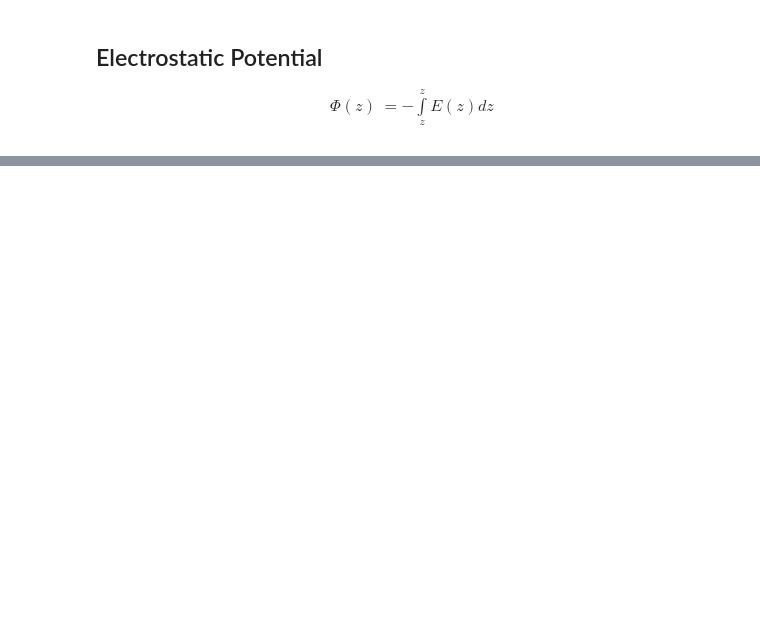
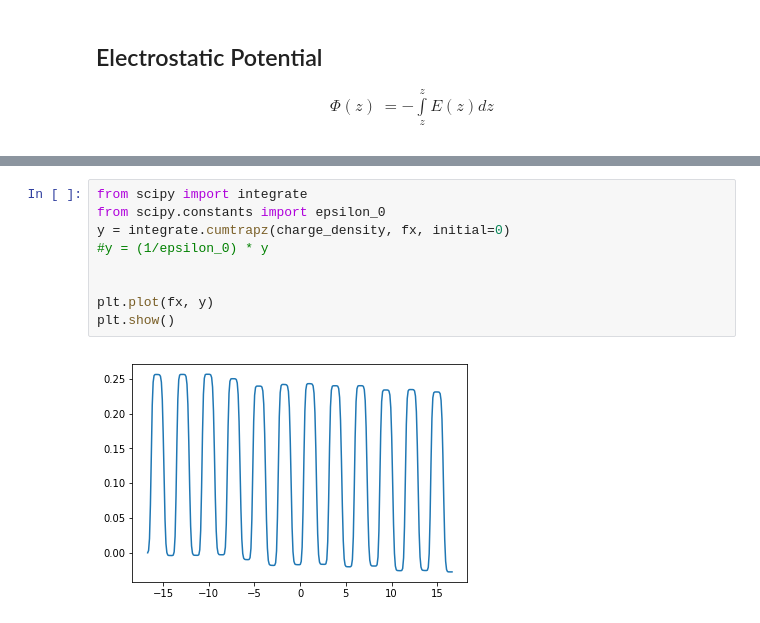
Before and after one commit to symmy596/Polypy, a Jupyter notebook: Examples/Untitled.ipynb, the cells around one changed output, grey strips where cells are left out. Drawn from its saved outputs; the diff is of its cells as text; blank space fills up the shorter version.

```diff
--- a/Examples/Untitled.ipynb
+++ b/Examples/Untitled.ipynb
@@ -75,0 +89,11 @@ plt.show()
+# %%
+from scipy import integrate
+from scipy.constants import epsilon_0
+y = integrate.cumtrapz(charge_density, fx, initial=0)
+#y = (1/epsilon_0) * y
+
+
+plt.plot(fx, y)
+plt.show()
+# %% [output]
+[figure, added]
```
Also changed, not shown: parts of 3 cells of this notebook.
